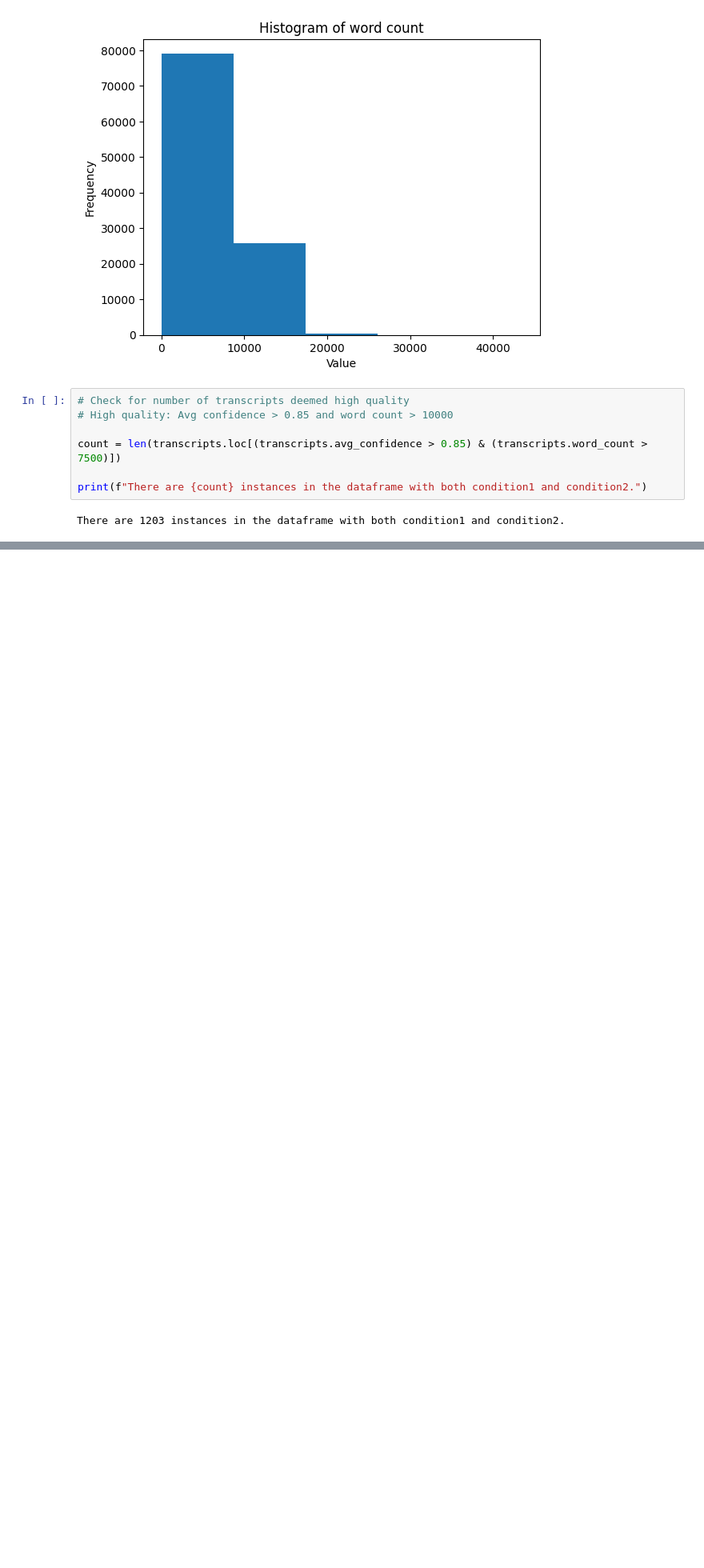
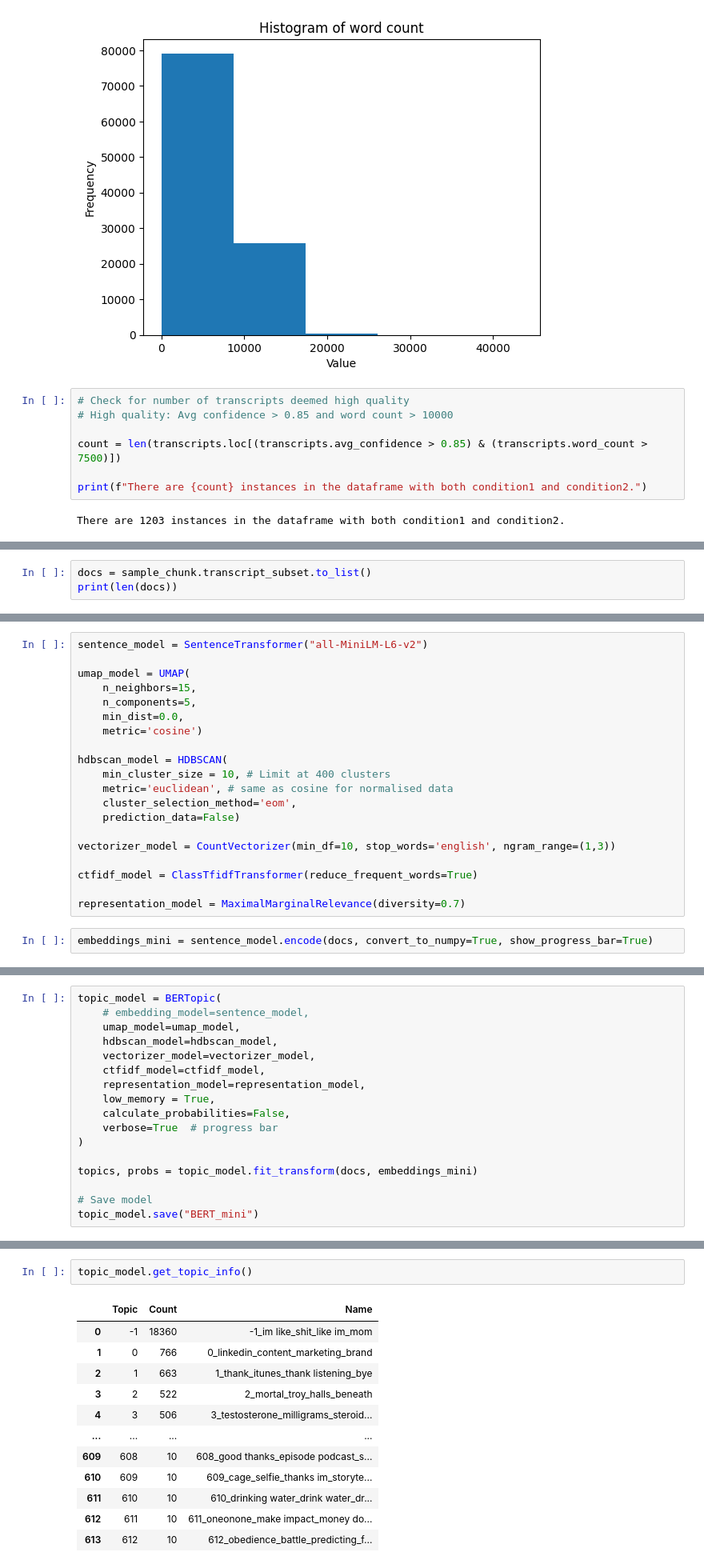
Before and after one commit to OskarMunck/Thesis, a Jupyter notebook: create_mini_sample.ipynb, the cells around one changed output, grey strips where cells are left out. Shown at 80% size. Cells and saved outputs as stored; diff of their text form; blank space fills up the shorter version.

```diff
--- a/create_mini_sample.ipynb
+++ b/create_mini_sample.ipynb
@@ -71,0 +113,3 @@ show_5BeowSqXPtLEtlvUJ2Y9KC  05eJlIsXIfnDNSaSDjeNVe  Hello listeners is the inte
+# %%
+docs = sample_chunk.transcript_subset.to_list()
+print(len(docs))
@@ -71,0 +129,22 @@ show_5BeowSqXPtLEtlvUJ2Y9KC  05eJlIsXIfnDNSaSDjeNVe  Hello listeners is the inte
+# %%
+sentence_model = SentenceTransformer("all-MiniLM-L6-v2")
+
+umap_model = UMAP(
+    n_neighbors=15,
+    n_components=5,
+    min_dist=0.0,
+    metric='cosine')
+
+hdbscan_model = HDBSCAN(
+    min_cluster_size = 10, # Limit at 400 clusters
+    metric='euclidean', # same as cosine for normalised data
+    cluster_selection_method='eom',
+    prediction_data=False)
+
+vectorizer_model = CountVectorizer(min_df=10, stop_words='english', ngram_range=(1,3))
+
+ctfidf_model = ClassTfidfTransformer(reduce_frequent_words=True)
+
+representation_model = MaximalMarginalRelevance(diversity=0.7)
+# %%
+embeddings_mini = sentence_model.encode(docs, convert_to_numpy=True, show_progress_bar=True)
@@ -71,0 +157,17 @@ show_5BeowSqXPtLEtlvUJ2Y9KC  05eJlIsXIfnDNSaSDjeNVe  Hello listeners is the inte
+# %%
+topic_model = BERTopic(
+    # embedding_model=sentence_model,
+    umap_model=umap_model,
+    hdbscan_model=hdbscan_model,
+    vectorizer_model=vectorizer_model,
+    ctfidf_model=ctfidf_model,
+    representation_model=representation_model,
+    low_memory = True,
+    calculate_probabilities=False,
+    verbose=True  # progress bar
+)
+
+topics, probs = topic_model.fit_transform(docs, embeddings_mini)
+
+# Save model
+topic_model.save("BERT_mini")
@@ -71,0 +199,15 @@ show_5BeowSqXPtLEtlvUJ2Y9KC  05eJlIsXIfnDNSaSDjeNVe  Hello listeners is the inte
+# %%
+topic_model.get_topic_info()
+# %% [output]
+|  | Topic | Count | Name |
+| 0 | -1 | 18360 | -1_im like_shit_like im_mom |
+| 1 | 0 | 766 | 0_linkedin_content_marketing_brand |
+| 2 | 1 | 663 | 1_thank_itunes_thank listening_bye |
+| 3 | 2 | 522 | 2_mortal_troy_halls_beneath |
+| 4 | 3 | 506 | 3_testosterone_milligrams_steroid... |
+| ... | ... | ... | ... |
+| 609 | 608 | 10 | 608_good thanks_episode podcast_s... |
+| 610 | 609 | 10 | 609_cage_selfie_thanks im_storyte... |
+| 611 | 610 | 10 | 610_drinking water_drink water_dr... |
+| 612 | 611 | 10 | 611_oneonone_make impact_money do... |
+| 613 | 612 | 10 | 612_obedience_battle_predicting_f... |
```
Also changed, not shown: parts of 23 cells of this notebook, 1 other file.
